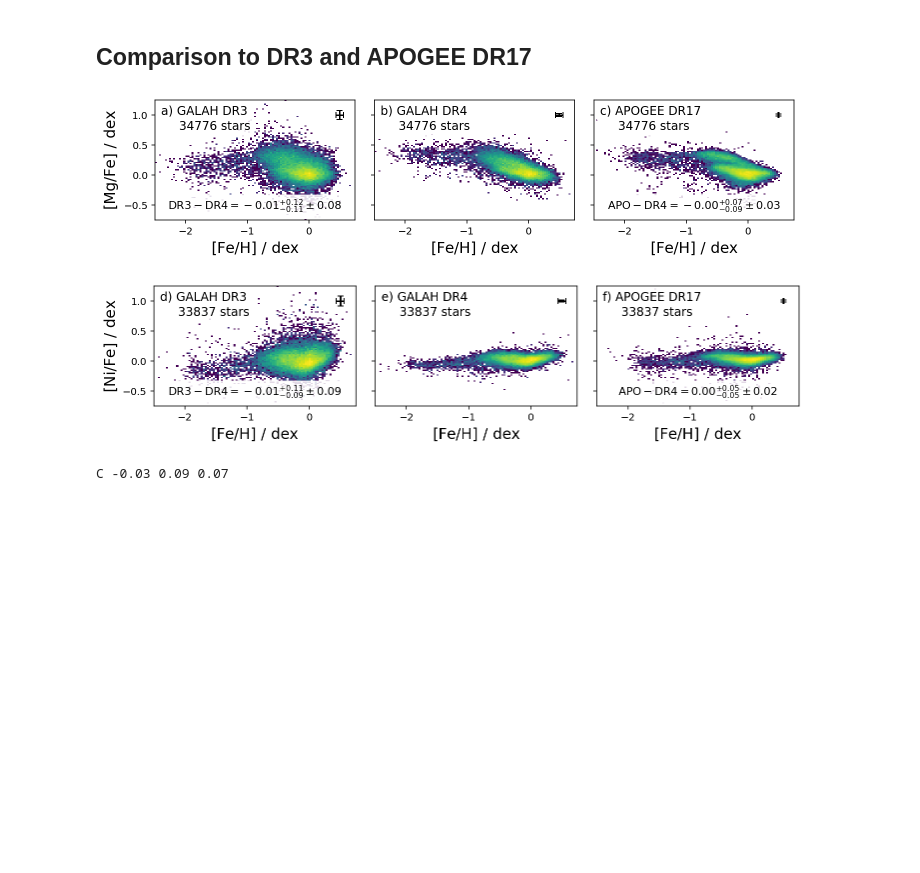
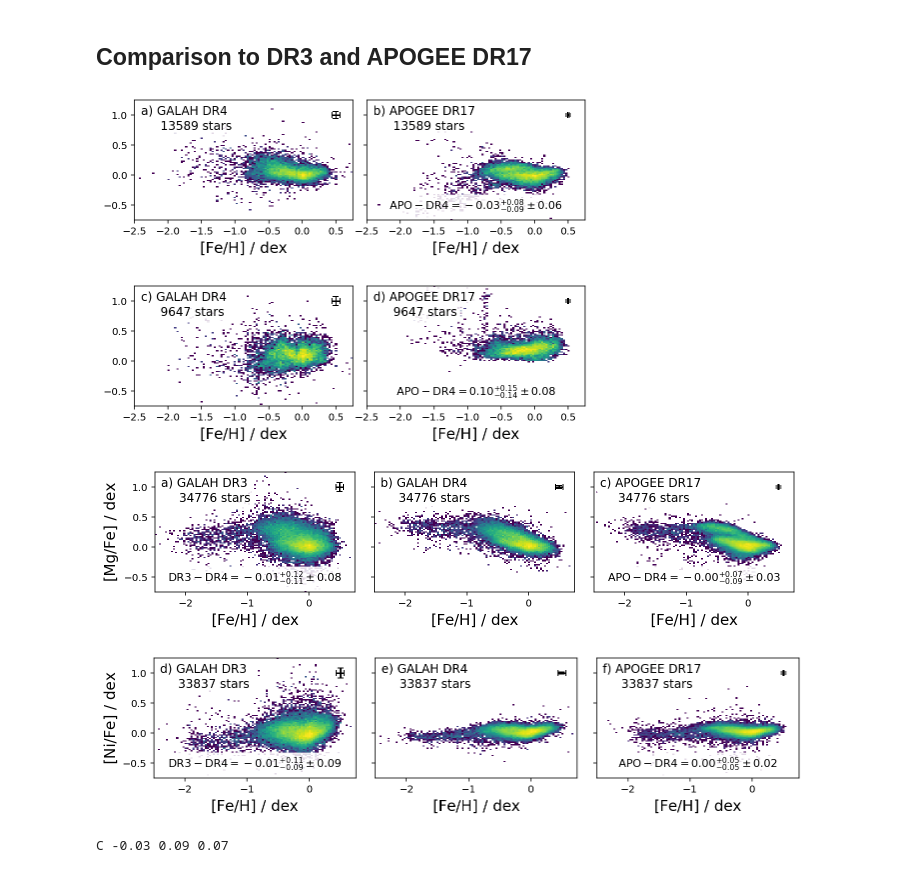
Before and after one commit to svenbuder/galah_dr4_paper, a Jupyter notebook: galah_dr4_paper_plots.ipynb, the cells around one changed output. Cells and saved outputs as stored; diff of their text form; code cells hidden in the pictures; blank space fills up the shorter version.

Commit message:
CN comparison plots

```diff
--- a/galah_dr4_paper_plots.ipynb
+++ b/galah_dr4_paper_plots.ipynb
@@ -367,7 +367,7 @@ def plot_parameter_comparison_dr4_dr3_apo(label, nr = 0):
 
     panels = ['a)','b)','c)','d)','e)','f)']
 
-    labels_without_dr3 = ['N_fe']
+    labels_without_dr3 = ['C_fe','N_fe']
     props = dict(boxstyle='round', facecolor='w', alpha=0.85, ec='w')
 
     if label[-3:] == '_fe':
@@ -394,7 +394,7 @@ def plot_parameter_comparison_dr4_dr3_apo(label, nr = 0):
             )
         bins = (np.linspace(-2.5,0.75,100),np.linspace(-0.75,1.25,100))
 
-    f, gs = plt.subplots(1,3,figsize=(10,2.5),sharex=True,sharey=True)
+        f, gs = plt.subplots(1,3,figsize=(10,2.5),sharex=True,sharey=True)
 
     ######################################################
     ax = gs[0]
@@ -492,15 +585,20 @@ def plot_parameter_comparison_dr4_dr3_apo(label, nr = 0):
 # %%
 # for label in ['Li','C','N','O','Na','Mg','Al','Si','K','Ca','Sc','Ti','V','Cr','Mn','Co','Ni','Cu','Zn','Rb','Sr','Y','Zr','Mo','Ru','Ba','La','Ce','Nd','Sm','Eu',]:
 #     try:
 #         plot_parameter_comparison_dr4_dr3_apo(label=label+'_fe',nr = 1)
 #     except:
 #         print('Did not work for '+label)
 
+plot_parameter_comparison_dr4_apo(label='C_fe',nr = 0)
+plot_parameter_comparison_dr4_apo(label='N_fe',nr = 1)
+
 plot_parameter_comparison_dr4_dr3_apo(label='Mg_fe',nr = 0)
 plot_parameter_comparison_dr4_dr3_apo(label='Ni_fe',nr = 1)
 # %% [output]
-[figure, old version]
+[figure, new version]
-[figure, old version]
+[figure, new version]
+[figure, added]
+[figure, added]
 # %%
 for label in [
     'C','N','O','Na','Mg','Al','Si','K','Ca',
```
Also changed, not shown: parts of 1 cell of this notebook, 2 other files.
